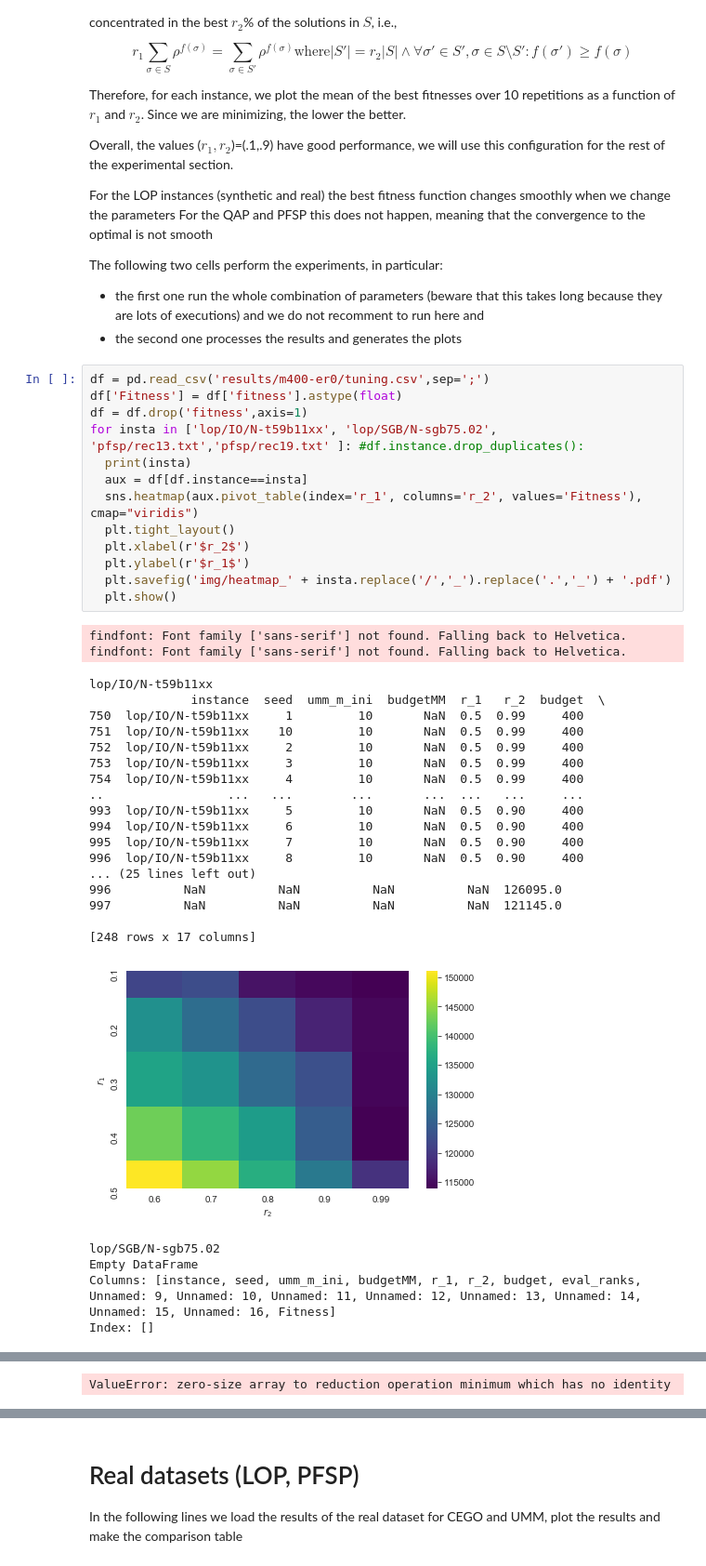
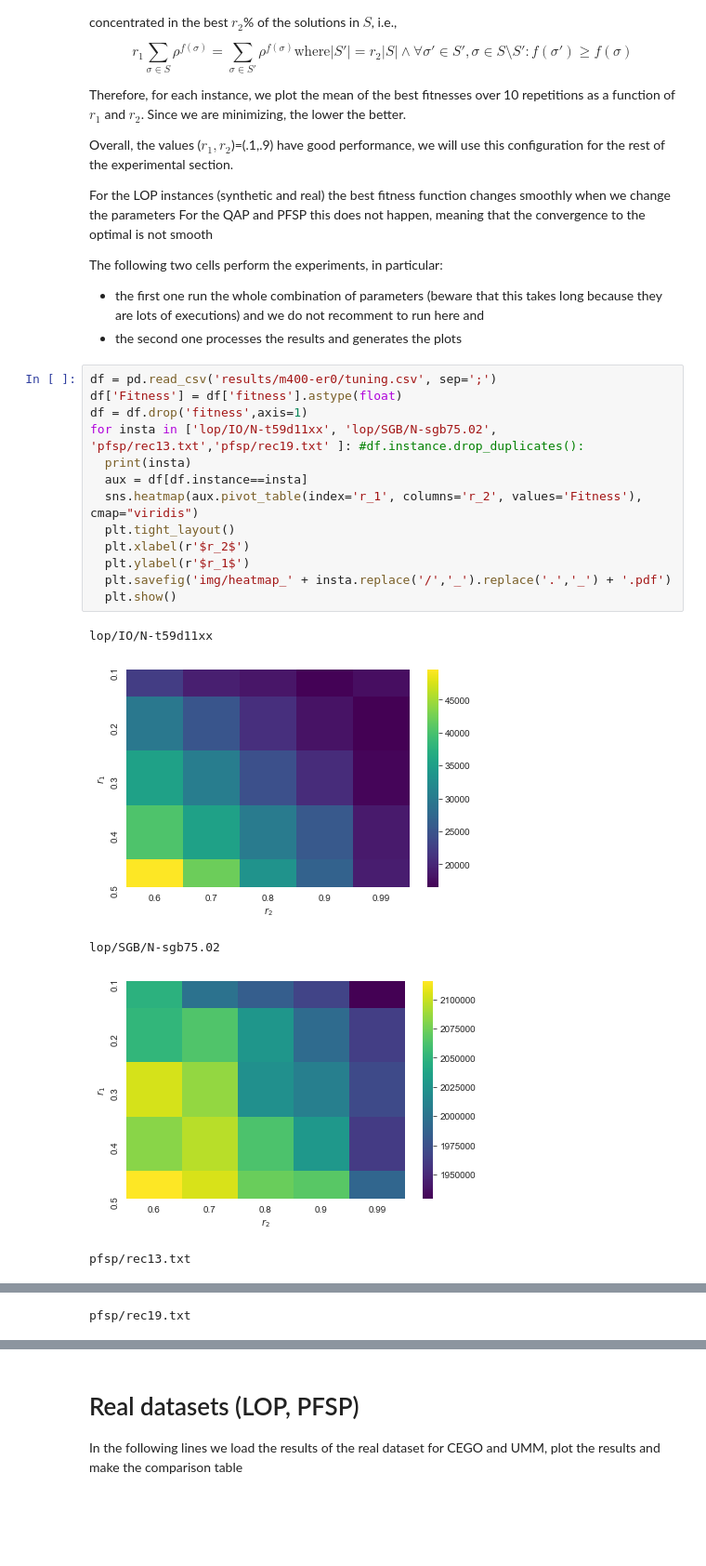
Before and after one commit to ekhiru/BB_optim, a Jupyter notebook: 2-An intro to UMM.ipynb, the cells around one changed output, grey strips where cells are left out. Shown at 93% size. Drawn from its saved outputs; the diff is of its cells as text; blank space fills up the shorter version.

```diff
--- a/2-An intro to UMM.ipynb
+++ b/2-An intro to UMM.ipynb
@@ -47,40 +47,21 @@ The following two cells perform the experiments, in particular:
 - the first one run the whole combination of parameters (beware that this takes long because they are lots of executions) and we do not recomment to run here and
 - the second one processes the results and generates the plots
 # %%
-df = pd.read_csv('results/m400-er0/tuning.csv',sep=';')
+df = pd.read_csv('results/m400-er0/tuning.csv', sep=';')
 df['Fitness'] = df['fitness'].astype(float)
 df = df.drop('fitness',axis=1)
-for insta in ['lop/IO/N-t59b11xx', 'lop/SGB/N-sgb75.02', 'pfsp/rec13.txt','pfsp/rec19.txt' ]: #df.instance.drop_duplicates():
+for insta in ['lop/IO/N-t59d11xx', 'lop/SGB/N-sgb75.02', 'pfsp/rec13.txt','pfsp/rec19.txt' ]: #df.instance.drop_duplicates():
   print(insta)
   aux = df[df.instance==insta]
   sns.heatmap(aux.pivot_table(index='r_1', columns='r_2', values='Fitness'), cmap="viridis")
   plt.tight_layout()
   plt.xlabel(r'$r_2$')
   plt.ylabel(r'$r_1$')
   plt.savefig('img/heatmap_' + insta.replace('/','_').replace('.','_') + '.pdf')
   plt.show()
 # %% [output]
-findfont: Font family ['sans-serif'] not found. Falling back to Helvetica.
-findfont: Font family ['sans-serif'] not found. Falling back to Helvetica.
+lop/IO/N-t59d11xx
+[figure, new version]
-lop/IO/N-t59b11xx
-              instance  seed  umm_m_ini  budgetMM  r_1   r_2  budget  \
-750  lop/IO/N-t59b11xx     1         10       NaN  0.5  0.99     400
-751  lop/IO/N-t59b11xx    10         10       NaN  0.5  0.99     400
-752  lop/IO/N-t59b11xx     2         10       NaN  0.5  0.99     400
-753  lop/IO/N-t59b11xx     3         10       NaN  0.5  0.99     400
-754  lop/IO/N-t59b11xx     4         10       NaN  0.5  0.99     400
-..                 ...   ...        ...       ...  ...   ...     ...
-993  lop/IO/N-t59b11xx     5         10       NaN  0.5  0.90     400
-994  lop/IO/N-t59b11xx     6         10       NaN  0.5  0.90     400
-995  lop/IO/N-t59b11xx     7         10       NaN  0.5  0.90     400
-996  lop/IO/N-t59b11xx     8         10       NaN  0.5  0.90     400
-... (25 lines left out)
-996          NaN          NaN          NaN          NaN  126095.0
-997          NaN          NaN          NaN          NaN  121145.0
-
-[248 rows x 17 columns]
+lop/SGB/N-sgb75.02
-[figure, old version]
+[figure, added]
-lop/SGB/N-sgb75.02
-Empty DataFrame
-Columns: [instance, seed, umm_m_ini, budgetMM, r_1, r_2, budget, eval_ranks, Unnamed: 9, Unnamed: 10, Unnamed: 11, Unnamed: 12, Unnamed: 13, Unnamed: 14, Unnamed: 15, Unnamed: 16, Fitness]
-Index: []
+pfsp/rec13.txt
@@ -87 +69 @@ Index: []
-ValueError: zero-size array to reduction operation minimum which has no identity
+pfsp/rec19.txt
```
Also changed, not shown: parts of 4 cells of this notebook, 5 other files.
